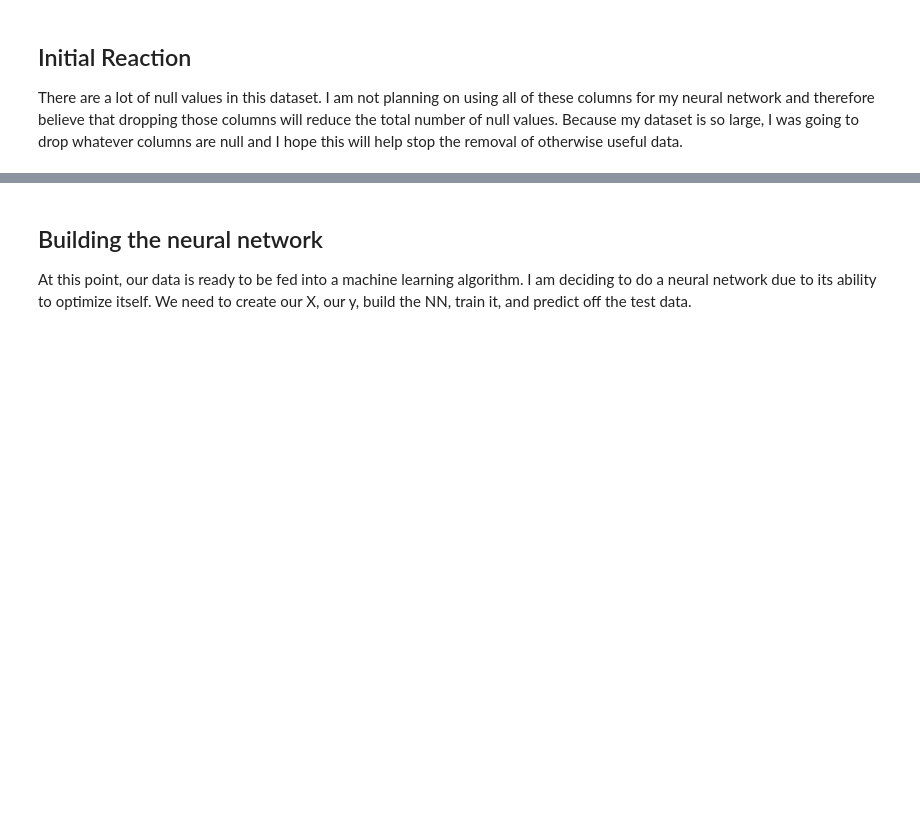
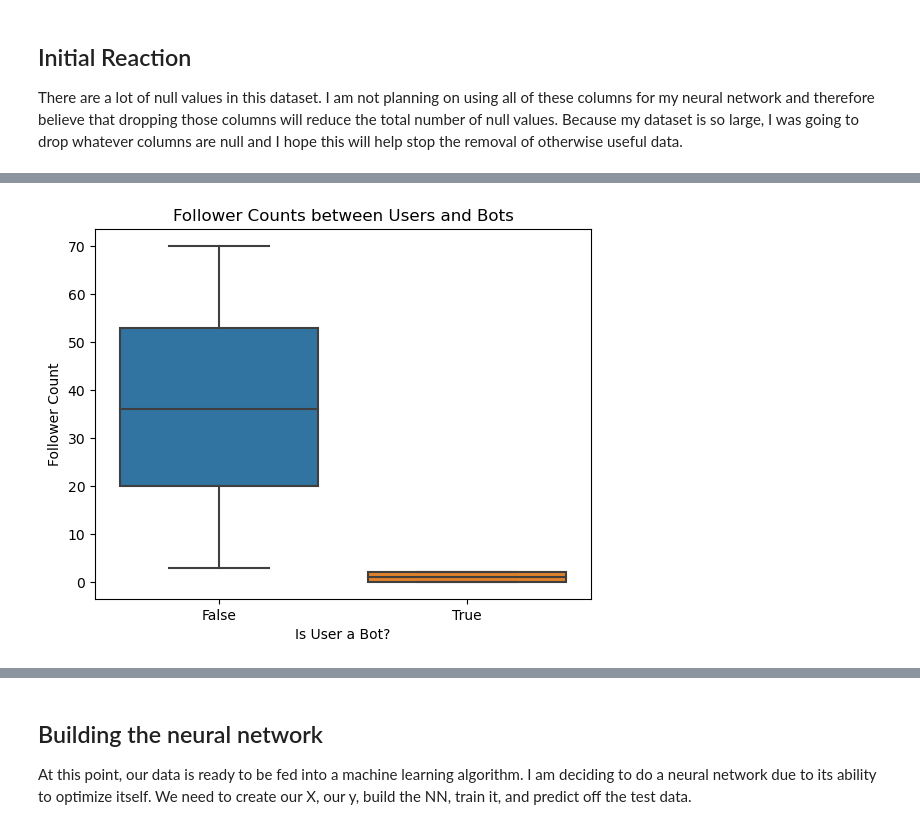
Before and after one commit to kylejokeefe/KaggleBotIdentifier, a Jupyter notebook: identifying-fake-accounts.ipynb, the cells around one changed output, grey strips where cells are left out. Cells and saved outputs as stored; diff of their text form; code cells hidden in the pictures; blank space fills up the shorter version.

```diff
--- a/identifying-fake-accounts.ipynb
+++ b/identifying-fake-accounts.ipynb
@@ -54,0 +79,8 @@ There are a lot of null values in this dataset. I am not planning on using all o
+# %%
+sns.boxplot(x="ISBOT", y="FOLLOWER_COUNT", data=df)
+plt.title("Follower Counts between Users and Bots")
+plt.ylabel("Follower Count")
+plt.xlabel("Is User a Bot?")
+plt.show()
+# %% [output]
+[figure, added]
```
Also changed, not shown: parts of 17 cells of this notebook.
